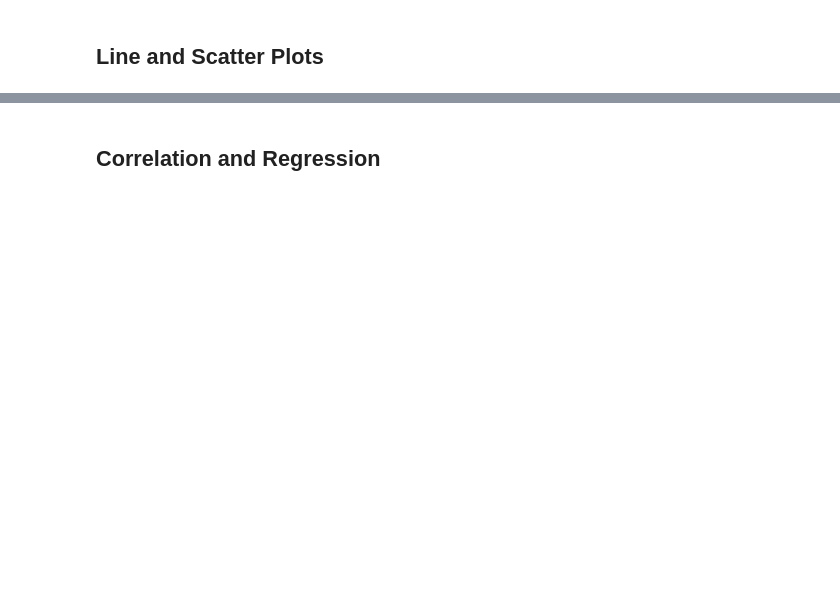
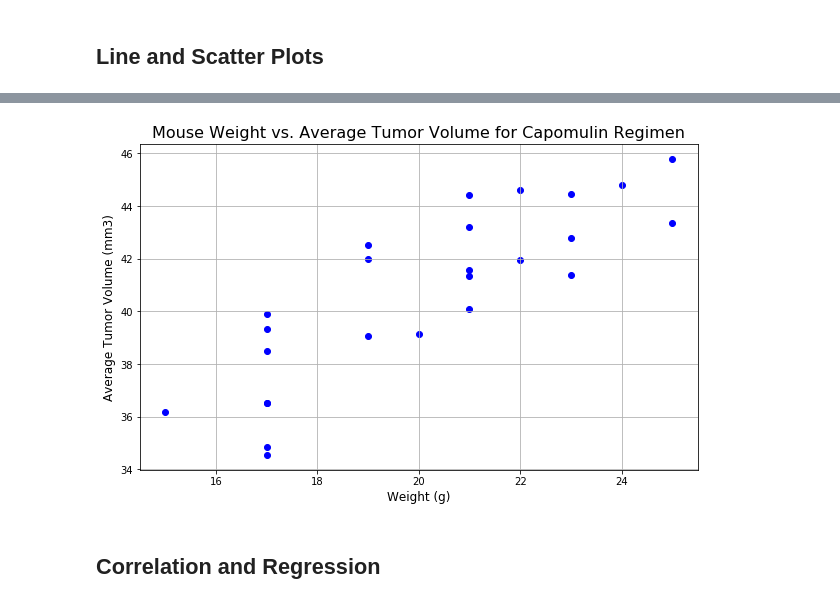
Before and after one commit to jaewon0610/module-5-challenge, a Jupyter notebook: Pymaceuticals/pymaceuticals_starter.ipynb, the cells around one changed output, grey strips where cells are left out. Drawn from its saved outputs; the diff is of its cells as text; code cells hidden in the pictures; blank space fills up the shorter version.

```diff
--- a/Pymaceuticals/pymaceuticals_starter.ipynb
+++ b/Pymaceuticals/pymaceuticals_starter.ipynb
@@ -314,2 +343,17 @@ ValueError: Lengths must match to compare
+# %%
+# Generate a scatter plot of mouse weight vs. the average observed tumor volume for the entire Capomulin regimen
+capomulin_data = clean_data[clean_data['Drug Regimen'] == 'Capomulin']
+avg_tumor_volume = capomulin_data.groupby('Mouse ID')['Tumor Volume (mm3)'].mean().reset_index()
+mouse_weight_data = capomulin_data[['Mouse ID', 'Weight (g)']].drop_duplicates()
+avg_tumor_volume = avg_tumor_volume.merge(mouse_weight_data, on='Mouse ID')
+plt.figure(figsize=(10, 6))
+plt.scatter(avg_tumor_volume['Weight (g)'], avg_tumor_volume['Tumor Volume (mm3)'], color='blue')
+plt.title('Mouse Weight vs. Average Tumor Volume for Capomulin Regimen', fontsize=16)
+plt.xlabel('Weight (g)', fontsize=12)
+plt.ylabel('Average Tumor Volume (mm3)', fontsize=12)
+plt.grid()
+plt.show()
+# %% [output]
+[figure, added]
 # %% [markdown]
 ## Correlation and Regression
```
Also changed, not shown: parts of 9 cells of this notebook.
